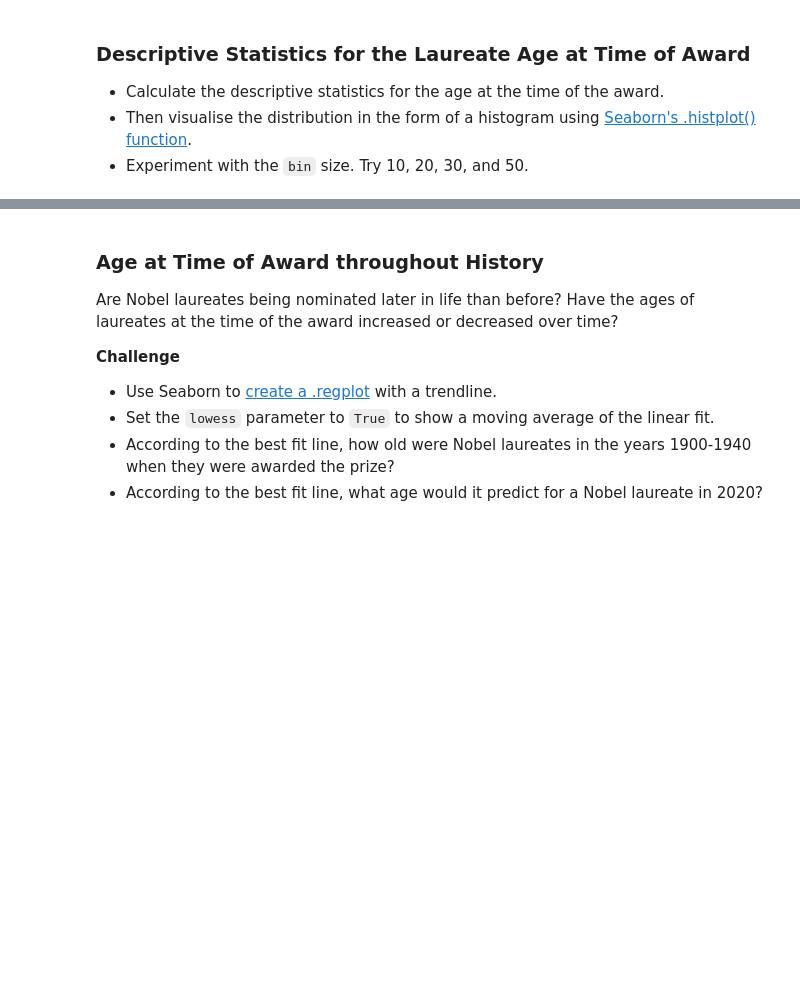
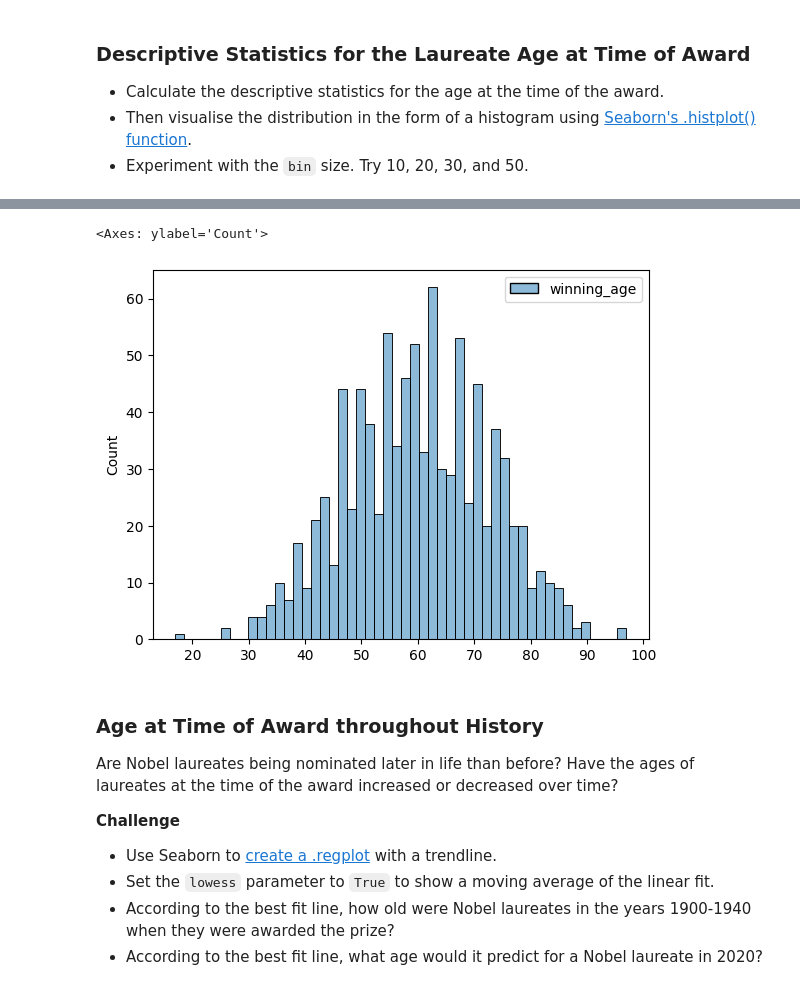
Before and after one commit to nico-Zero/Python, a Jupyter notebook: New_Shit__/Angela_Yu__/Day_79_Nobal_price_Analysis/Nobel_Prize_Analysis_(start).ipynb, the cells around one changed output, grey strips where cells are left out. Saved outputs shown, nothing was run; the diff lists cells and outputs as text; code cells hidden in the pictures; blank space fills up the shorter version.

```diff
--- a/New_Shit__/Angela_Yu__/Day_79_Nobal_price_Analysis/Nobel_Prize_Analysis_(start).ipynb
+++ b/New_Shit__/Angela_Yu__/Day_79_Nobal_price_Analysis/Nobel_Prize_Analysis_(start).ipynb
@@ -537,3 +712,8 @@ How Old Are the Laureates When the Win the Prize?
+# %%
+sns.histplot(data=prize_for,bins=50)
+# %% [output]
+<Axes: ylabel='Count'>
+[figure, added]
 # %% [markdown]
 ### Age at Time of Award throughout History
 
```
Also changed, not shown: parts of 19 cells of this notebook, 3 other files.
